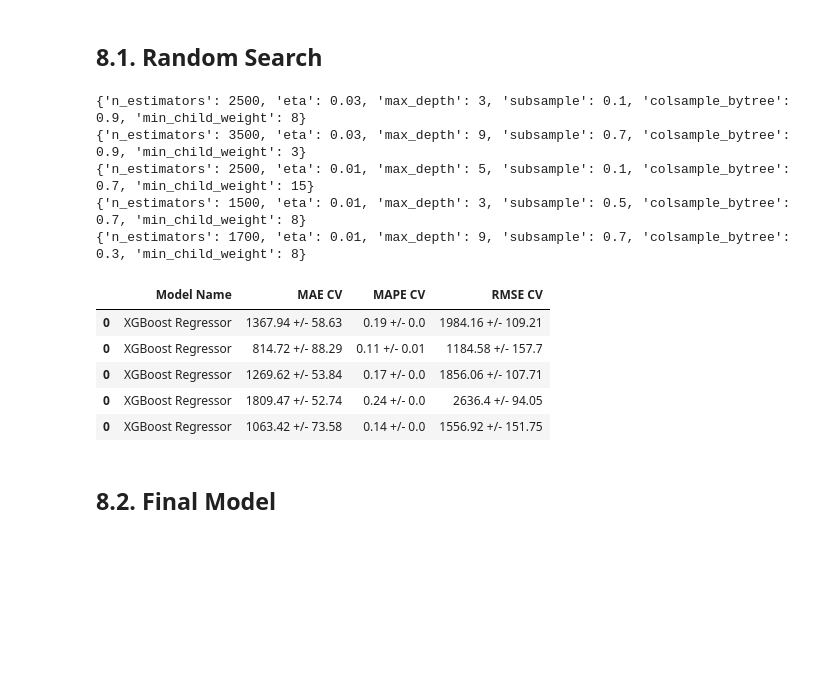
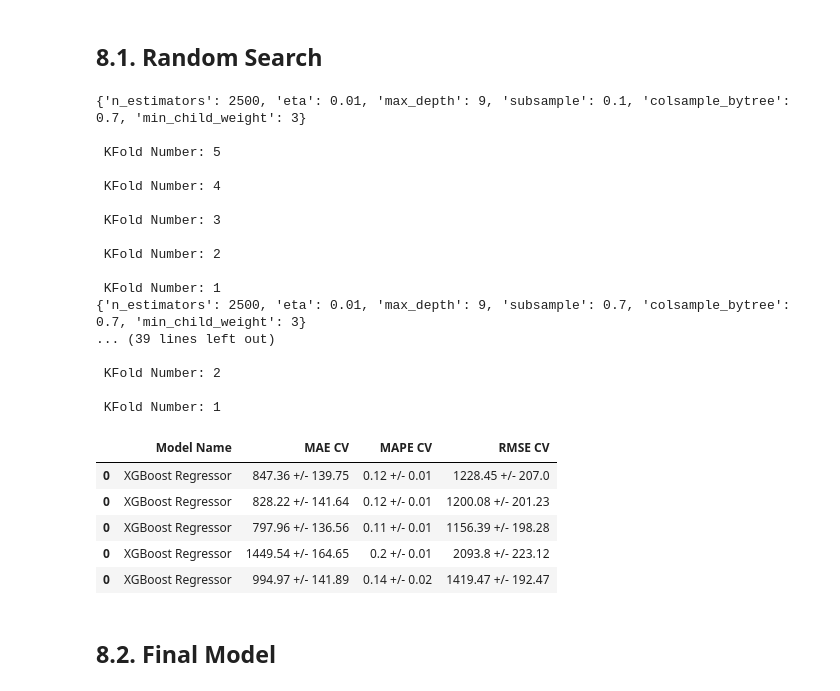
Before and after one commit to EdinanMarinho/Data_Science_em_Producao, a Jupyter notebook: m08_v01_store_sales_prediction.ipynb, the cells around one changed output. Cells and saved outputs as stored; diff of their text form; code cells hidden in the pictures; blank space fills up the shorter version.

```diff
--- a/m08_v01_store_sales_prediction.ipynb
+++ b/m08_v01_store_sales_prediction.ipynb
@@ -1237,7 +1237,7 @@ modelling_result_cv
 ## 8.1. Random Search
 # %%
 param = {
-    'n_estimators': [1500, 1700, 2500, 3500 ],
+    'n_estimators': [1500, 1700, 2500, 3000, 3500 ],
     'eta': [0.01, 0.03],
     'max_depth': [3, 5, 9],
     'subsample': [0.1, 0.5, 0.7],
@@ -1249,38 +1249,50 @@ max_eval = 5
 # %%
 final_result = pd.DataFrame()
 
 for i in range( max_eval ):
     # escolher valor dos parametros aleatoriamente
     hp = { k: random.sample( v, 1)[0] for k, v in param.items()}
     print( hp )
     # model
     model_xgb = xgb.XGBRegressor( objective='reg:squarederror',
                                   n_estimators= hp['n_estimators'],
                                   eta= hp['eta'],
                                   max_depth= hp['max_depth'],
                                   subsample= hp['subsample'],
                                   colsample_bytree=hp['colsample_bytree'],
                                   min_child_weight=hp['min_child_weight'] )
 
 
     # performance
 
-    result = cross_validation( x_training, 2, 'XGBoost Regressor', model_xgb, verbose=False )
+    result = cross_validation( x_training, 5, 'XGBoost Regressor', model_xgb, verbose=True )
     final_result = pd.concat( [final_result, result] )
 
 final_result
 # %% [output]
-{'n_estimators': 2500, 'eta': 0.03, 'max_depth': 3, 'subsample': 0.1, 'colsample_bytree': 0.9, 'min_child_weight': 8}
-{'n_estimators': 3500, 'eta': 0.03, 'max_depth': 9, 'subsample': 0.7, 'colsample_bytree': 0.9, 'min_child_weight': 3}
-{'n_estimators': 2500, 'eta': 0.01, 'max_depth': 5, 'subsample': 0.1, 'colsample_bytree': 0.7, 'min_child_weight': 15}
-{'n_estimators': 1500, 'eta': 0.01, 'max_depth': 3, 'subsample': 0.5, 'colsample_bytree': 0.7, 'min_child_weight': 8}
-{'n_estimators': 1700, 'eta': 0.01, 'max_depth': 9, 'subsample': 0.7, 'colsample_bytree': 0.3, 'min_child_weight': 8}
+{'n_estimators': 2500, 'eta': 0.01, 'max_depth': 9, 'subsample': 0.1, 'colsample_bytree': 0.7, 'min_child_weight': 3}
+
+ KFold Number: 5
+
+ KFold Number: 4
+
+ KFold Number: 3
+
+ KFold Number: 2
+
+ KFold Number: 1
+{'n_estimators': 2500, 'eta': 0.01, 'max_depth': 9, 'subsample': 0.7, 'colsample_bytree': 0.7, 'min_child_weight': 3}
+... (39 lines left out)
+
+ KFold Number: 2
+
+ KFold Number: 1
 |  | Model Name | MAE CV | MAPE CV | RMSE CV |
-| 0 | XGBoost Regressor | 1367.94 +/- 58.63 | 0.19 +/- 0.0 | 1984.16 +/- 109.21 |
-| 0 | XGBoost Regressor | 814.72 +/- 88.29 | 0.11 +/- 0.01 | 1184.58 +/- 157.7 |
-| 0 | XGBoost Regressor | 1269.62 +/- 53.84 | 0.17 +/- 0.0 | 1856.06 +/- 107.71 |
-| 0 | XGBoost Regressor | 1809.47 +/- 52.74 | 0.24 +/- 0.0 | 2636.4 +/- 94.05 |
-| 0 | XGBoost Regressor | 1063.42 +/- 73.58 | 0.14 +/- 0.0 | 1556.92 +/- 151.75 |
+| 0 | XGBoost Regressor | 847.36 +/- 139.75 | 0.12 +/- 0.01 | 1228.45 +/- 207.0 |
+| 0 | XGBoost Regressor | 828.22 +/- 141.64 | 0.12 +/- 0.01 | 1200.08 +/- 201.23 |
+| 0 | XGBoost Regressor | 797.96 +/- 136.56 | 0.11 +/- 0.01 | 1156.39 +/- 198.28 |
+| 0 | XGBoost Regressor | 1449.54 +/- 164.65 | 0.2 +/- 0.01 | 2093.8 +/- 223.12 |
+| 0 | XGBoost Regressor | 994.97 +/- 141.89 | 0.14 +/- 0.02 | 1419.47 +/- 192.47 |
 # %% [markdown]
 ## 8.2. Final Model
 # %%
```
Also changed, not shown: parts of 2 cells of this notebook.
